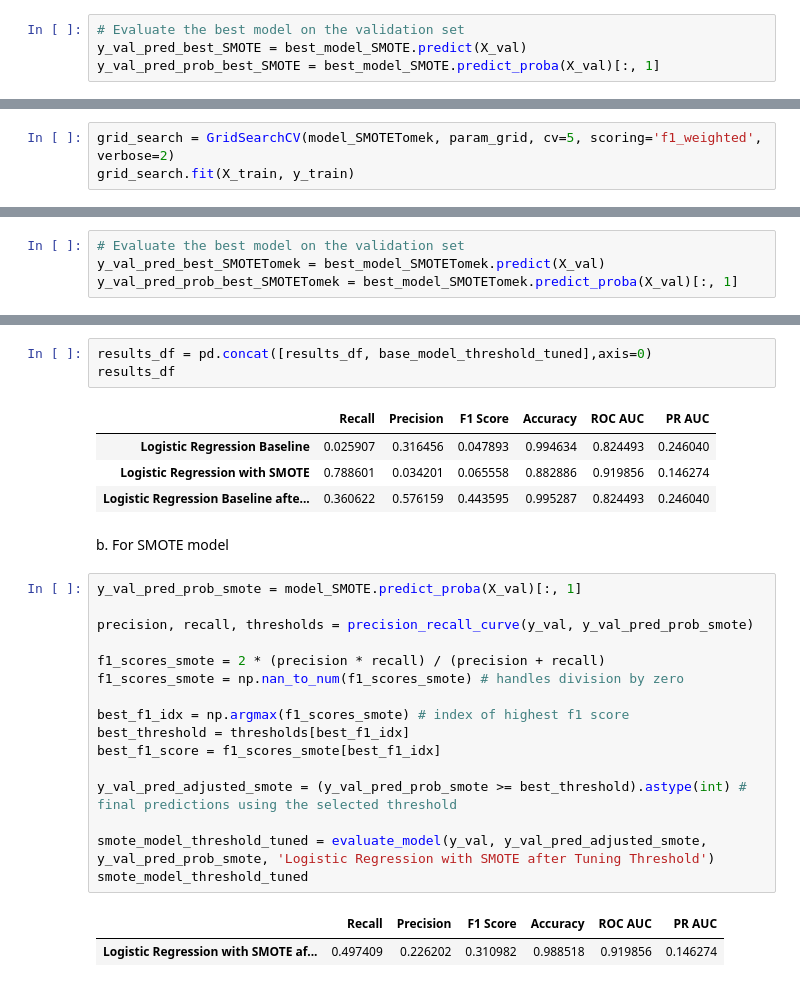
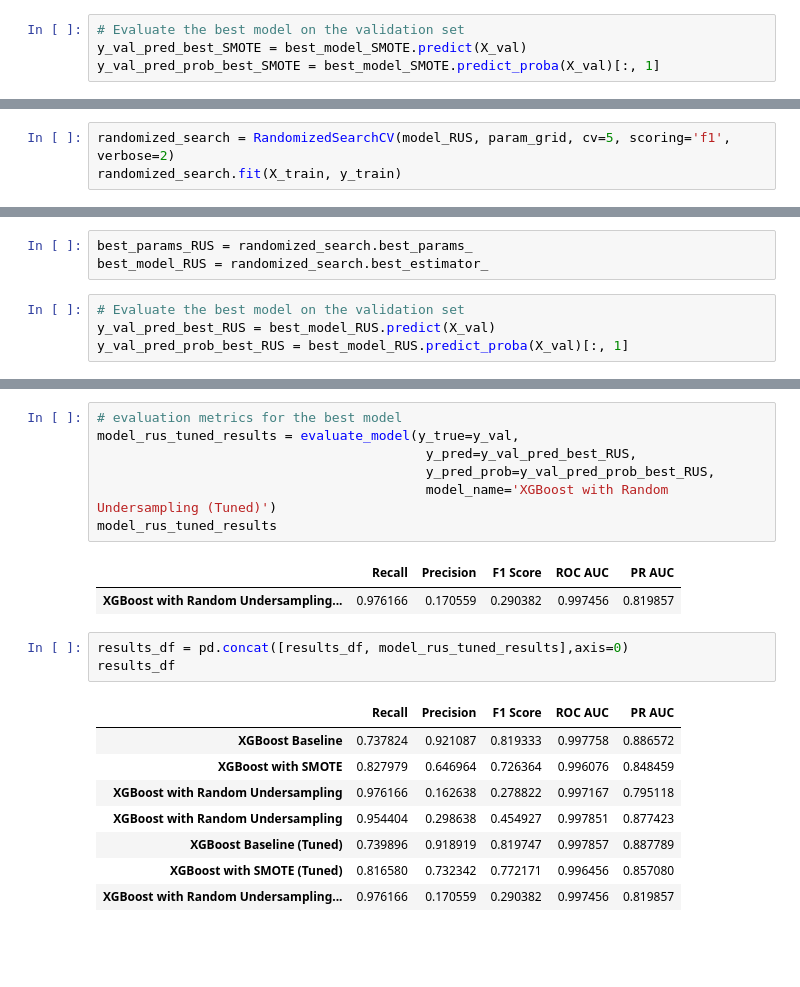
Before and after one commit to saxyrinchen/bt4012_project, a Jupyter notebook: XGBoost.ipynb, the cells around one changed output, grey strips where cells are left out. Cells and saved outputs as stored; diff of their text form; blank space fills up the shorter version.

```diff
--- a/XGBoost.ipynb
+++ b/XGBoost.ipynb
@@ -310,3 +423,3 @@ c. SMOTETomek
 # %%
-grid_search = GridSearchCV(model_SMOTETomek, param_grid, cv=5, scoring='f1_weighted', verbose=2)
-grid_search.fit(X_train, y_train)
+randomized_search = RandomizedSearchCV(model_RUS, param_grid, cv=5, scoring='f1', verbose=2)
+randomized_search.fit(X_train, y_train)
@@ -316,4 +461,7 @@ best_model_SMOTETomek = grid_search.best_estimator_
+# %%
+best_params_RUS = randomized_search.best_params_
+best_model_RUS = randomized_search.best_estimator_
 # %%
 # Evaluate the best model on the validation set
-y_val_pred_best_SMOTETomek = best_model_SMOTETomek.predict(X_val)
-y_val_pred_prob_best_SMOTETomek = best_model_SMOTETomek.predict_proba(X_val)[:, 1]
+y_val_pred_best_RUS = best_model_RUS.predict(X_val)
+y_val_pred_prob_best_RUS = best_model_RUS.predict_proba(X_val)[:, 1]
@@ -365,29 +468,22 @@ Best F1 Score: 0.4435946462715106
+# %%
+# evaluation metrics for the best model
+model_rus_tuned_results = evaluate_model(y_true=y_val,
+                                          y_pred=y_val_pred_best_RUS,
+                                          y_pred_prob=y_val_pred_prob_best_RUS,
+                                          model_name='XGBoost with Random Undersampling (Tuned)')
+model_rus_tuned_results
+# %% [output]
+|  | Recall | Precision | F1 Score | ROC AUC | PR AUC |
+| XGBoost with Random Undersampling... | 0.976166 | 0.170559 | 0.290382 | 0.997456 | 0.819857 |
 # %%
-results_df = pd.concat([results_df, base_model_threshold_tuned],axis=0)
+results_df = pd.concat([results_df, model_rus_tuned_results],axis=0)
 results_df
 # %% [output]
-|  | Recall | Precision | F1 Score | Accuracy | ROC AUC | PR AUC |
-| Logistic Regression Baseline | 0.025907 | 0.316456 | 0.047893 | 0.994634 | 0.824493 | 0.246040 |
-| Logistic Regression with SMOTE | 0.788601 | 0.034201 | 0.065558 | 0.882886 | 0.919856 | 0.146274 |
-| Logistic Regression Baseline afte... | 0.360622 | 0.576159 | 0.443595 | 0.995287 | 0.824493 | 0.246040 |
+|  | Recall | Precision | F1 Score | ROC AUC | PR AUC |
+| XGBoost Baseline | 0.737824 | 0.921087 | 0.819333 | 0.997758 | 0.886572 |
+| XGBoost with SMOTE | 0.827979 | 0.646964 | 0.726364 | 0.996076 | 0.848459 |
+| XGBoost with Random Undersampling | 0.976166 | 0.162638 | 0.278822 | 0.997167 | 0.795118 |
+| XGBoost with Random Undersampling | 0.954404 | 0.298638 | 0.454927 | 0.997851 | 0.877423 |
+| XGBoost Baseline (Tuned) | 0.739896 | 0.918919 | 0.819747 | 0.997857 | 0.887789 |
+| XGBoost with SMOTE (Tuned) | 0.816580 | 0.732342 | 0.772171 | 0.996456 | 0.857080 |
+| XGBoost with Random Undersampling... | 0.976166 | 0.170559 | 0.290382 | 0.997456 | 0.819857 |
-# %% [markdown]
-b. For SMOTE model
-# %%
-y_val_pred_prob_smote = model_SMOTE.predict_proba(X_val)[:, 1]
-
-precision, recall, thresholds = precision_recall_curve(y_val, y_val_pred_prob_smote)
-
-f1_scores_smote = 2 * (precision * recall) / (precision + recall)
-f1_scores_smote = np.nan_to_num(f1_scores_smote) # handles division by zero
-
-best_f1_idx = np.argmax(f1_scores_smote) # index of highest f1 score
-best_threshold = thresholds[best_f1_idx]
-best_f1_score = f1_scores_smote[best_f1_idx]
-
-y_val_pred_adjusted_smote = (y_val_pred_prob_smote >= best_threshold).astype(int) # final predictions using the selected threshold
-
-smote_model_threshold_tuned = evaluate_model(y_val, y_val_pred_adjusted_smote, y_val_pred_prob_smote, 'Logistic Regression with SMOTE after Tuning Threshold')
-smote_model_threshold_tuned
-# %% [output]
-|  | Recall | Precision | F1 Score | Accuracy | ROC AUC | PR AUC |
-| Logistic Regression with SMOTE af... | 0.497409 | 0.226202 | 0.310982 | 0.988518 | 0.919856 | 0.146274 |
```
Also changed, not shown: parts of 40 cells of this notebook, 2 other files.
